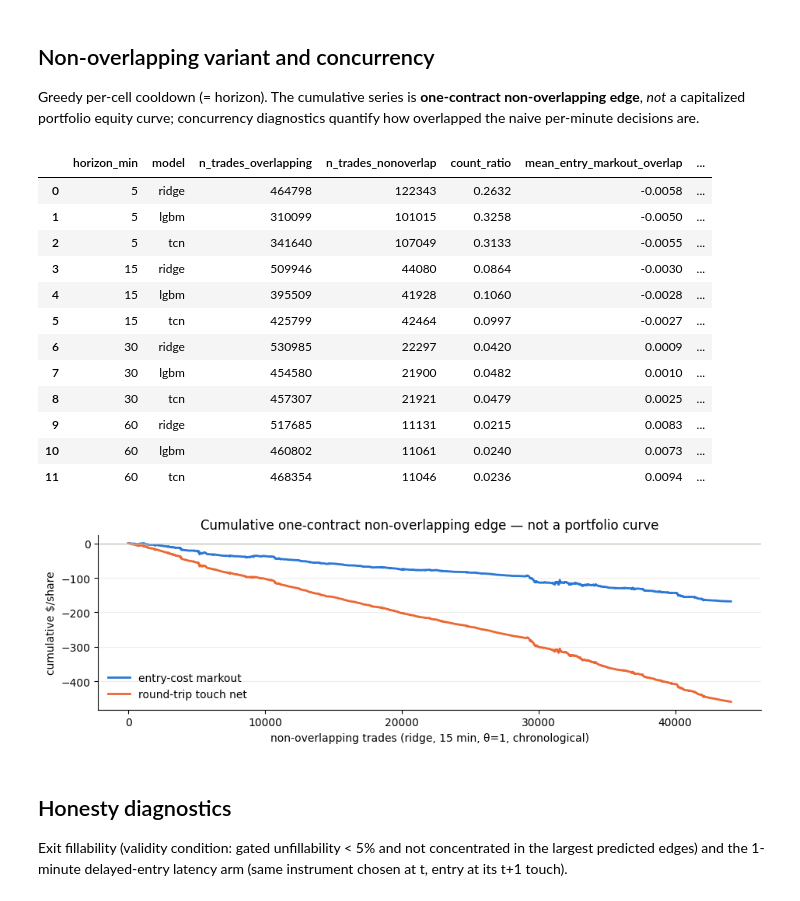
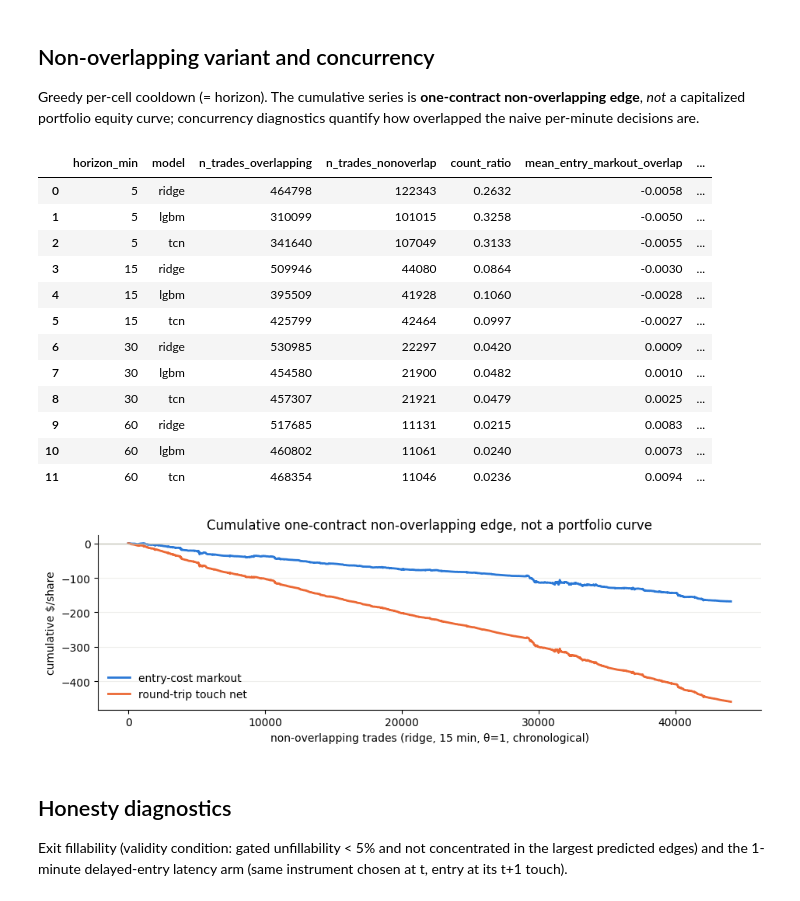
Before and after one commit to viranca/options-surface-forecasting, a Jupyter notebook: notebooks/06_execution_aware_replay.ipynb, the cells around one changed output. Cells and saved outputs as stored; diff of their text form; code cells hidden in the pictures.

```diff
--- a/notebooks/06_execution_aware_replay.ipynb
+++ b/notebooks/06_execution_aware_replay.ipynb
@@ -204,36 +203,36 @@ if os.path.isdir(tdir):
     ax.plot(x, no.ecm.cumsum(), lw=2, color='#2a78d6',
             label='entry-cost markout')
     ax.plot(x, no.rtn.cumsum(), lw=2, color='#eb6834',
             label='round-trip touch net')
     ax.axhline(0, color='#c3c2b7', lw=1)
     ax.set_xlabel('non-overlapping trades (ridge, 15 min, θ=1, chronological)')
     ax.set_ylabel('cumulative $/share')
     ax.spines[['top', 'right']].set_visible(False)
     ax.grid(axis='y', color='#eeeeec', lw=0.8)
     ax.legend(frameon=False)
-    ax.set_title('Cumulative one-contract non-overlapping edge — '
+    ax.set_title('Cumulative one-contract non-overlapping edge, '
                  'not a portfolio curve')
     fig.tight_layout()
     fig.savefig(os.path.join(R, 'figures_cum_nonoverlap.png'),
                 dpi=150, bbox_inches='tight')
     plt.show()
 else:
-    print('trades/ artifact not present — table only')
+    print('trades/ artifact not present; table only')
 # %% [output]
 |  | horizon_min | model | n_trades_overlapping | n_trades_nonoverlap | count_ratio | mean_entry_markout_overlap | ... |
 | 0 | 5 | ridge | 464798 | 122343 | 0.2632 | -0.0058 | ... |
 | 1 | 5 | lgbm | 310099 | 101015 | 0.3258 | -0.0050 | ... |
 | 2 | 5 | tcn | 341640 | 107049 | 0.3133 | -0.0055 | ... |
 | 3 | 15 | ridge | 509946 | 44080 | 0.0864 | -0.0030 | ... |
 | 4 | 15 | lgbm | 395509 | 41928 | 0.1060 | -0.0028 | ... |
 | 5 | 15 | tcn | 425799 | 42464 | 0.0997 | -0.0027 | ... |
 | 6 | 30 | ridge | 530985 | 22297 | 0.0420 | 0.0009 | ... |
 | 7 | 30 | lgbm | 454580 | 21900 | 0.0482 | 0.0010 | ... |
 | 8 | 30 | tcn | 457307 | 21921 | 0.0479 | 0.0025 | ... |
 | 9 | 60 | ridge | 517685 | 11131 | 0.0215 | 0.0083 | ... |
 | 10 | 60 | lgbm | 460802 | 11061 | 0.0240 | 0.0073 | ... |
 | 11 | 60 | tcn | 468354 | 11046 | 0.0236 | 0.0094 | ... |
-[figure, old version]
+[figure, new version]
 # %% [markdown]
 ## Honesty diagnostics
 
```
Also changed, not shown: parts of 5 cells of this notebook, 3 other files.
